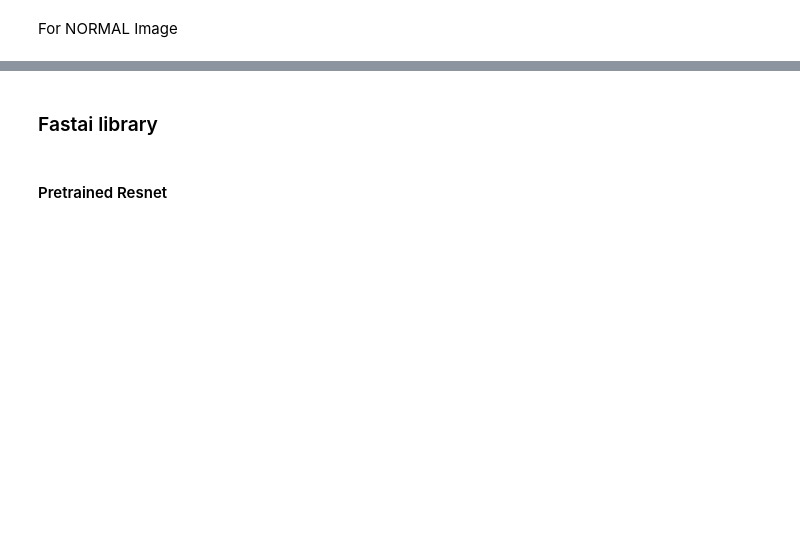
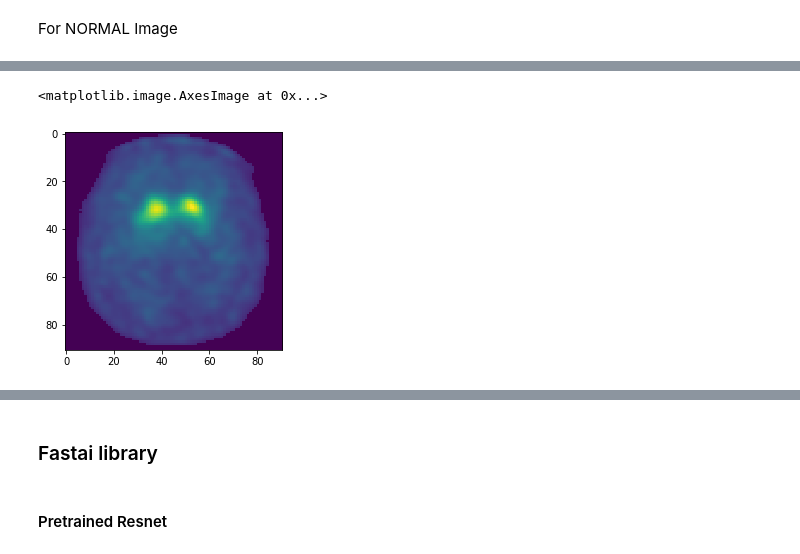
Before and after one commit to macsermkiat/PPMI, a Jupyter notebook: 2D,3D_SPECT_Classify_PD_all_slides.ipynb, the cells around one changed output, grey strips where cells are left out. Saved outputs shown, nothing was run; the diff lists cells and outputs as text; code cells hidden in the pictures; blank space fills up the shorter version.

```diff
--- a/2D,3D_SPECT_Classify_PD_all_slides.ipynb
+++ b/2D,3D_SPECT_Classify_PD_all_slides.ipynb
@@ -108,0 +244,2 @@ ds = pydicom.read_file(str(SPECTPATH / lstFilesDCM_train[0]))
+# %%
+j = ds
@@ -108,0 +249,2 @@ ds = pydicom.read_file(str(SPECTPATH / lstFilesDCM_train[0]))
+# %%
+j[j<3500]=0
@@ -109 +253,6 @@ ds = pydicom.read_file(str(SPECTPATH / lstFilesDCM_train[0]))
+# %%
+plt.imshow(j[40,:,:])
+# %% [output]
+<matplotlib.image.AxesImage at 0x...>
+[figure, added]
 # %%
```
Also changed, not shown: parts of 60 cells of this notebook, 6 other files.
